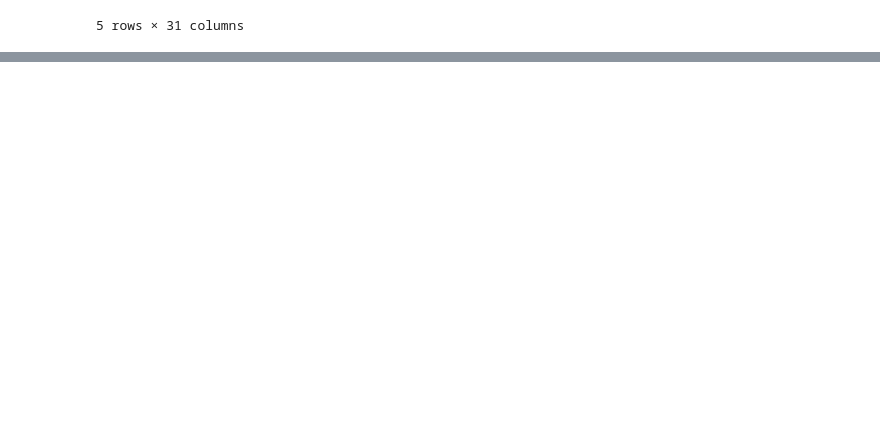
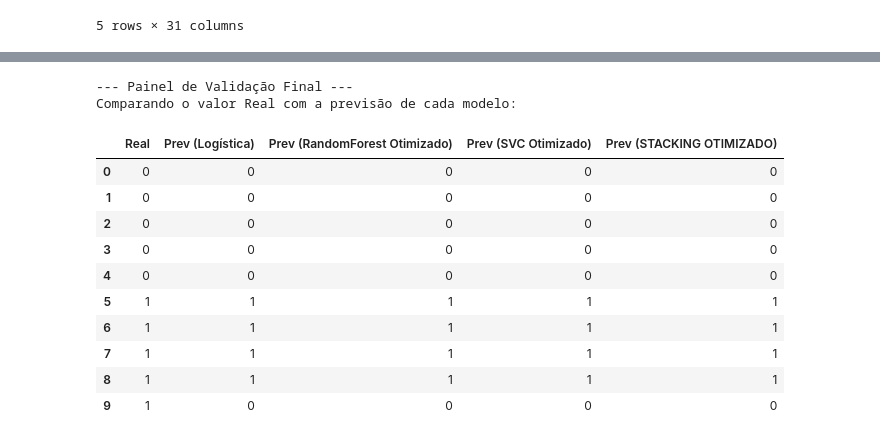
Before and after one commit to pnn99/detector_fraude_LLM, a Jupyter notebook: detector_de_fraude.ipynb, the cells around one changed output, grey strips where cells are left out. Cells and saved outputs as stored; diff of their text form; code cells hidden in the pictures; blank space fills up the shorter version.

```diff
--- a/detector_de_fraude.ipynb
+++ b/detector_de_fraude.ipynb
@@ -272,0 +529,46 @@ df
+# %%
+# --- Validação Final Comparativa ---
+
+# 1. Vamos criar um DataFrame para armazenar os resultados.
+# A primeira coluna é o valor real, que já separamos no início.
+df_validacao = pd.DataFrame({'Real': df_val_total_real})
+
+
+# 2. Agora, vamos adicionar a previsão de cada um dos nossos modelos como uma nova coluna.
+#    Usaremos os modelos já treinados nas etapas anteriores.
+
+# Modelo de Regressão Logística (o primeiro que treinamos)
+lr_final = LogisticRegression(max_iter=1000, random_state=42)
+lr_final.fit(x_train, y_train)
+df_validacao['Prev (Logística)'] = lr_final.predict(df_val_total)
+
+# Melhor RandomForest (encontrado pelo GridSearchCV)
+# A variável 'best_rf' já foi treinada pelo GridSearchCV
+df_validacao['Prev (RandomForest Otimizado)'] = best_rf.predict(df_val_total)
+
+# Melhor SVC (encontrado pelo GridSearchCV)
+# A variável 'best_svc' já foi treinada pelo GridSearchCV
+df_validacao['Prev (SVC Otimizado)'] = best_svc.predict(df_val_total)
+
+# Modelo Stacking Otimizado (nosso modelo final)
+df_validacao['Prev (STACKING OTIMIZADO)'] = stacking_model_optimized.predict(df_val_total)
+
+
+# 3. Exibir o DataFrame comparativo
+print("--- Painel de Validação Final ---")
+print("Comparando o valor Real com a previsão de cada modelo:")
+df_validacao
+# %% [output]
+--- Painel de Validação Final ---
+Comparando o valor Real com a previsão de cada modelo:
+|  | Real | Prev (Logística) | Prev (RandomForest Otimizado) | Prev (SVC Otimizado) | Prev (STACKING OTIMIZADO) |
+| 0 | 0 | 0 | 0 | 0 | 0 |
+| 1 | 0 | 0 | 0 | 0 | 0 |
+| 2 | 0 | 0 | 0 | 0 | 0 |
+| 3 | 0 | 0 | 0 | 0 | 0 |
+| 4 | 0 | 0 | 0 | 0 | 0 |
+| 5 | 1 | 1 | 1 | 1 | 1 |
+| 6 | 1 | 1 | 1 | 1 | 1 |
+| 7 | 1 | 1 | 1 | 1 | 1 |
+| 8 | 1 | 1 | 1 | 1 | 1 |
+| 9 | 1 | 0 | 0 | 0 | 0 |
```
Also changed, not shown: parts of 19 cells of this notebook.
